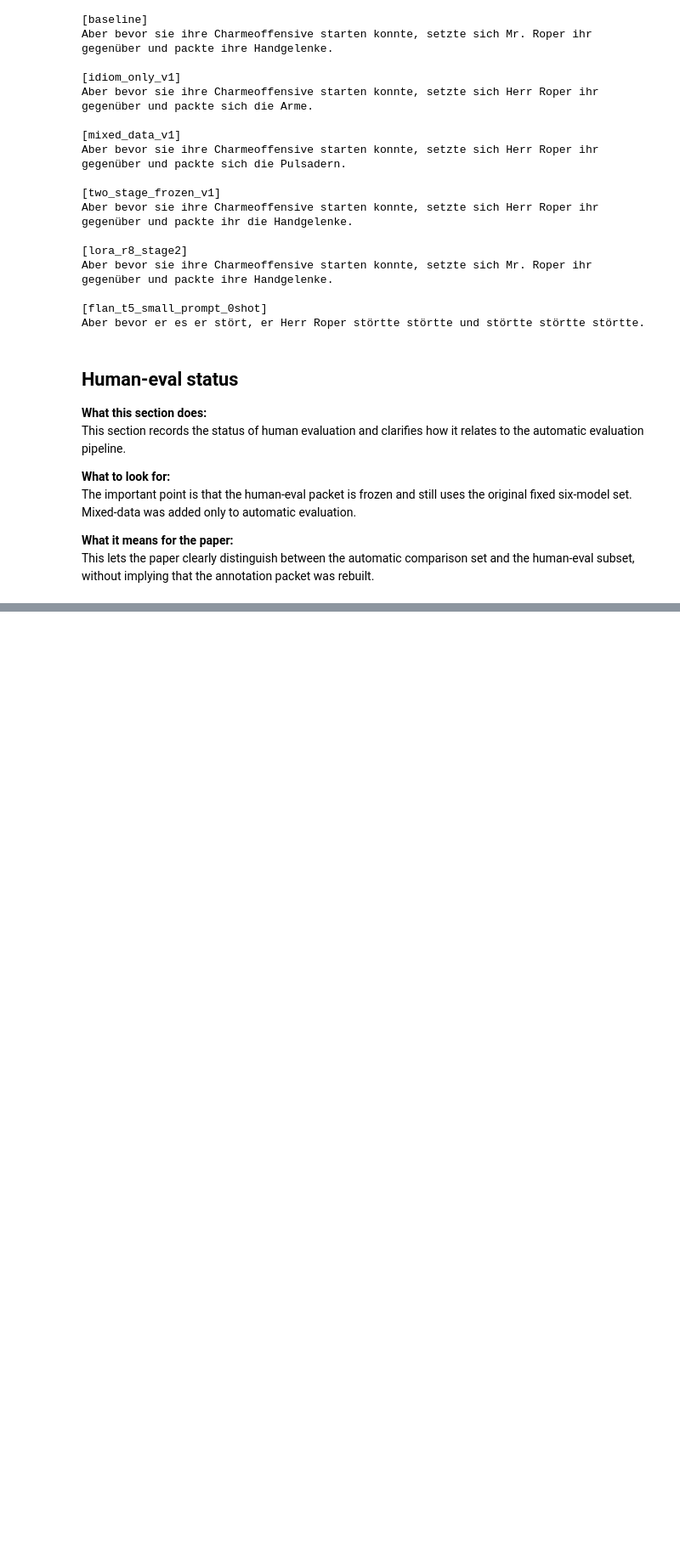
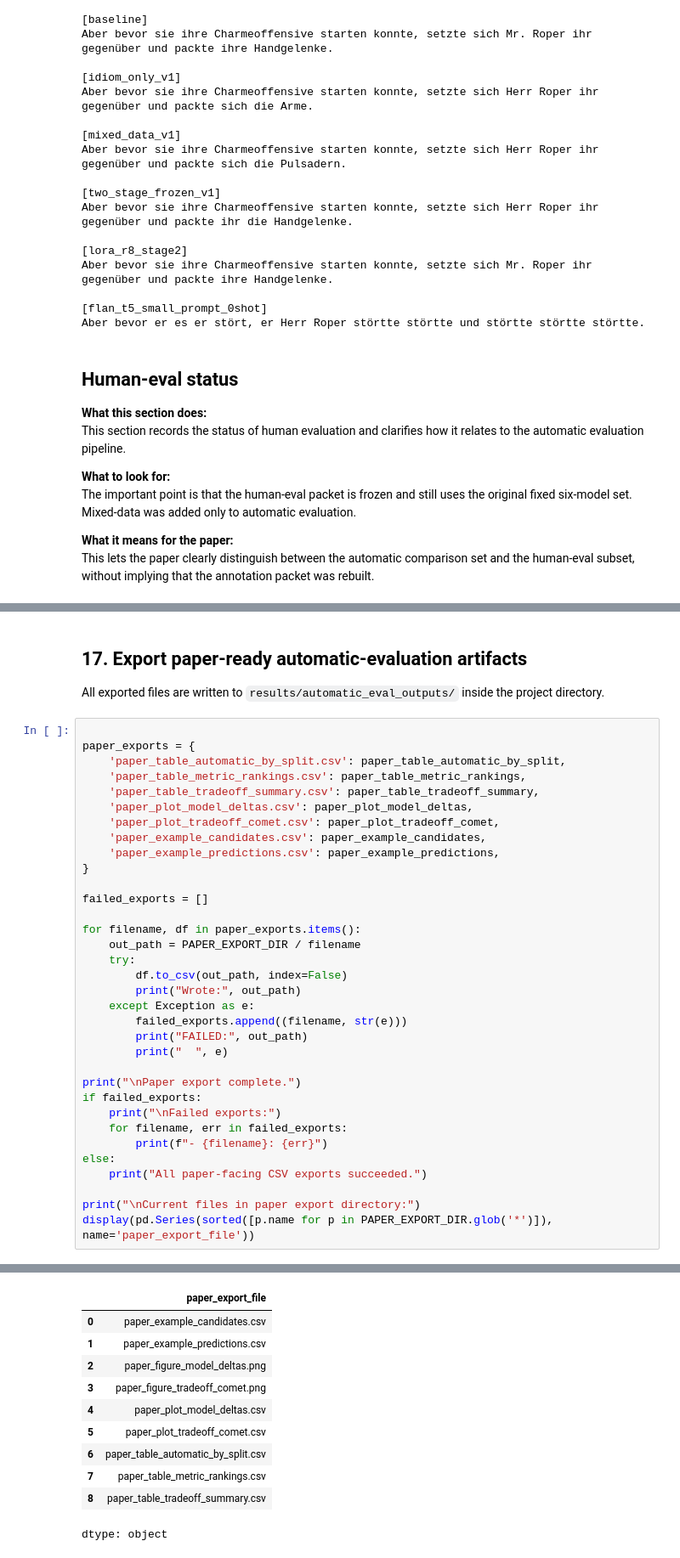
Before and after one commit to auntiepersilla/Idiom_Aware_MT_Finetuning_EN-DE, a Jupyter notebook: notebooks/11_analysis_comet_pipeline.ipynb, the cells around one changed output, grey strips where cells are left out. Shown at 85% size. Cells and saved outputs as stored; diff of their text form; blank space fills up the shorter version.

```diff
--- a/notebooks/11_analysis_comet_pipeline.ipynb
+++ b/notebooks/11_analysis_comet_pipeline.ipynb
@@ -1227,0 +1711,39 @@ This lets the paper clearly distinguish between the automatic comparison set and
+# %% [markdown]
+## 17. Export paper-ready automatic-evaluation artifacts
+
+All exported files are written to `results/automatic_eval_outputs/` inside the project directory.
+# %%
+
+paper_exports = {
+    'paper_table_automatic_by_split.csv': paper_table_automatic_by_split,
+    'paper_table_metric_rankings.csv': paper_table_metric_rankings,
+    'paper_table_tradeoff_summary.csv': paper_table_tradeoff_summary,
+    'paper_plot_model_deltas.csv': paper_plot_model_deltas,
+    'paper_plot_tradeoff_comet.csv': paper_plot_tradeoff_comet,
+    'paper_example_candidates.csv': paper_example_candidates,
+    'paper_example_predictions.csv': paper_example_predictions,
+}
+
+failed_exports = []
+
+for filename, df in paper_exports.items():
+    out_path = PAPER_EXPORT_DIR / filename
+    try:
+        df.to_csv(out_path, index=False)
+        print("Wrote:", out_path)
+    except Exception as e:
+        failed_exports.append((filename, str(e)))
+        print("FAILED:", out_path)
+        print("  ", e)
+
+print("\nPaper export complete.")
+if failed_exports:
+    print("\nFailed exports:")
+    for filename, err in failed_exports:
+        print(f"- {filename}: {err}")
+else:
+    print("All paper-facing CSV exports succeeded.")
+
+print("\nCurrent files in paper export directory:")
+display(pd.Series(sorted([p.name for p in PAPER_EXPORT_DIR.glob('*')]), name='paper_export_file'))
+# %% [output]
@@ -1227,0 +1762,11 @@ This lets the paper clearly distinguish between the automatic comparison set and
+|  | paper_export_file |
+| 0 | paper_example_candidates.csv |
+| 1 | paper_example_predictions.csv |
+| 2 | paper_figure_model_deltas.png |
+| 3 | paper_figure_tradeoff_comet.png |
+| 4 | paper_plot_model_deltas.csv |
+| 5 | paper_plot_tradeoff_comet.csv |
+| 6 | paper_table_automatic_by_split.csv |
+| 7 | paper_table_metric_rankings.csv |
+| 8 | paper_table_tradeoff_summary.csv |
+dtype: object
```
Also changed, not shown: parts of 11 cells of this notebook.
